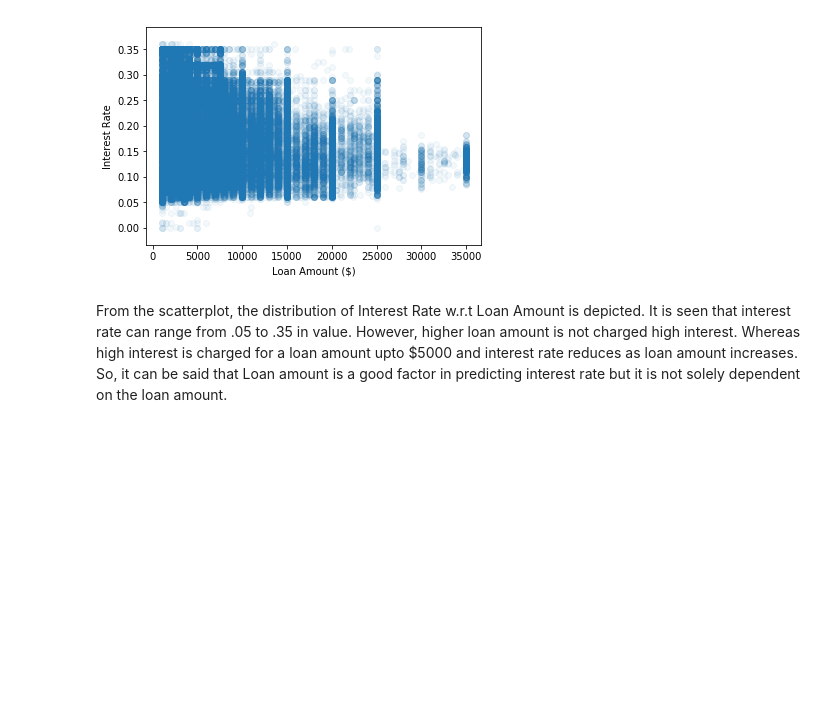
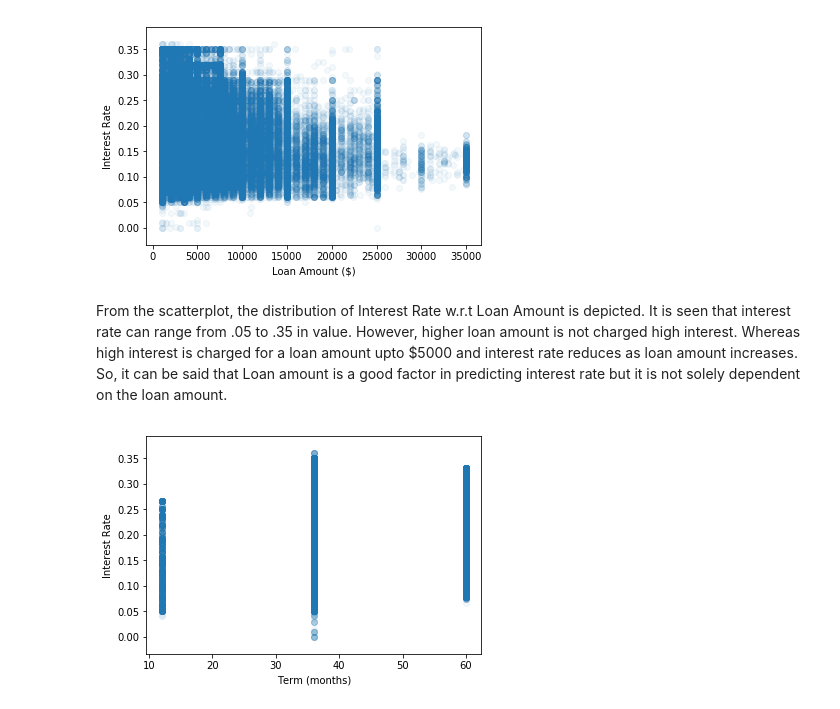
Before and after one commit to Kirthi-Raman/LoanDatasetAnalysis, a Jupyter notebook: exploration_template.ipynb, the cells around one changed output. Cells and saved outputs as stored; diff of their text form; code cells hidden in the pictures; blank space fills up the shorter version.

Commit message:
Complete Bivariate Visualization Updated

```diff
--- a/exploration_template.ipynb
+++ b/exploration_template.ipynb
@@ -588,3 +588,10 @@ plt.xlabel('Loan Amount ($)');
 [figure]
 # %% [markdown]
 From the scatterplot, the distribution of Interest Rate w.r.t Loan Amount is depicted. It is seen that interest rate can range from .05 to .35 in value. However, higher loan amount is not charged high interest. Whereas high interest is charged for a loan amount upto $5000 and interest rate reduces as loan amount increases. So, it can be said that Loan amount is a good factor in predicting interest rate but it is not solely dependent on the loan amount.
+# %%
+# Relationship between BorrowerRate and Term
+plt.scatter(data = loandf, x = 'Term', y = 'BorrowerRate', alpha = .05);
+plt.ylabel('Interest Rate')
+plt.xlabel('Term (months)');
+# %% [output]
+[figure, added]
```
Also changed, not shown: parts of 5 cells of this notebook.
